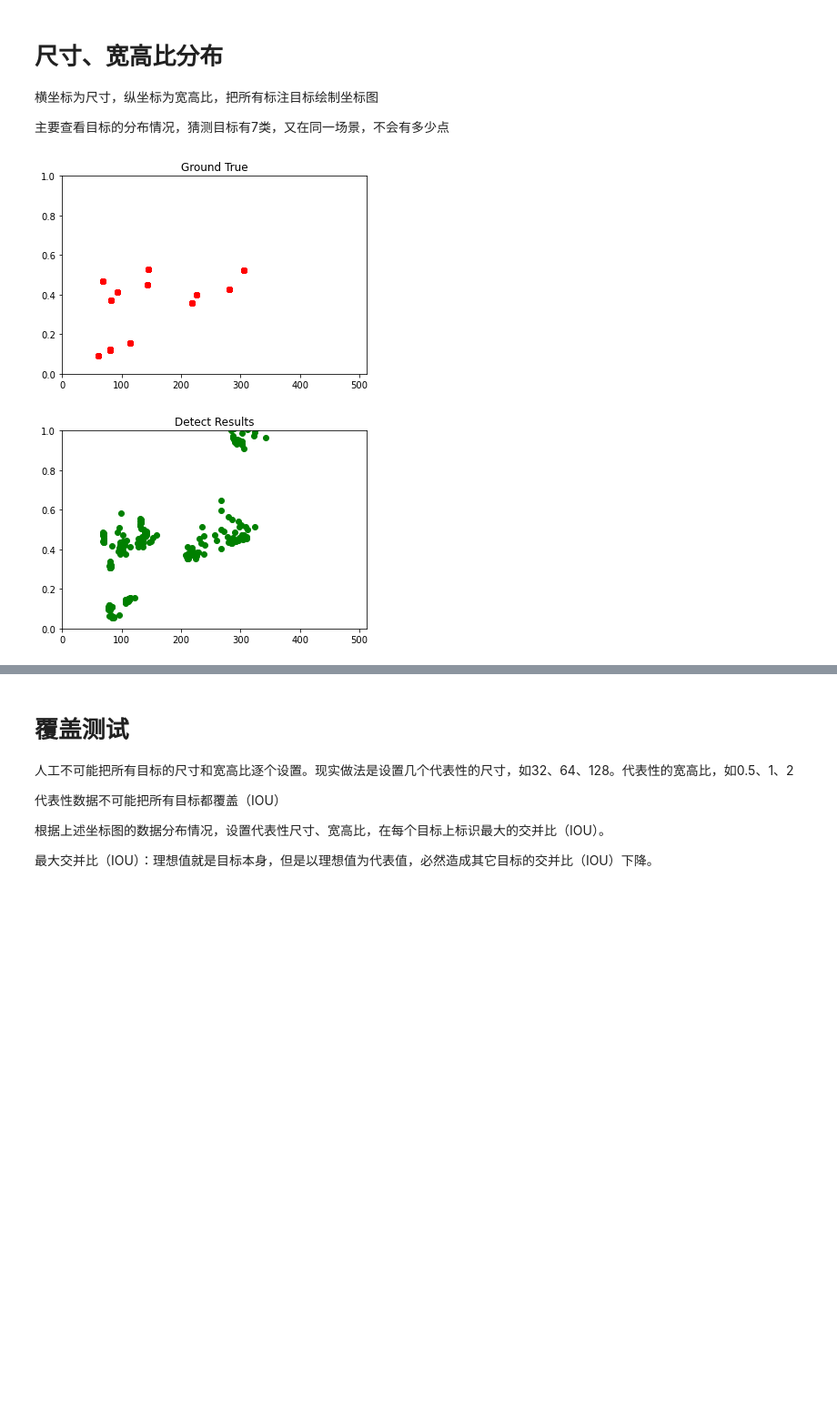
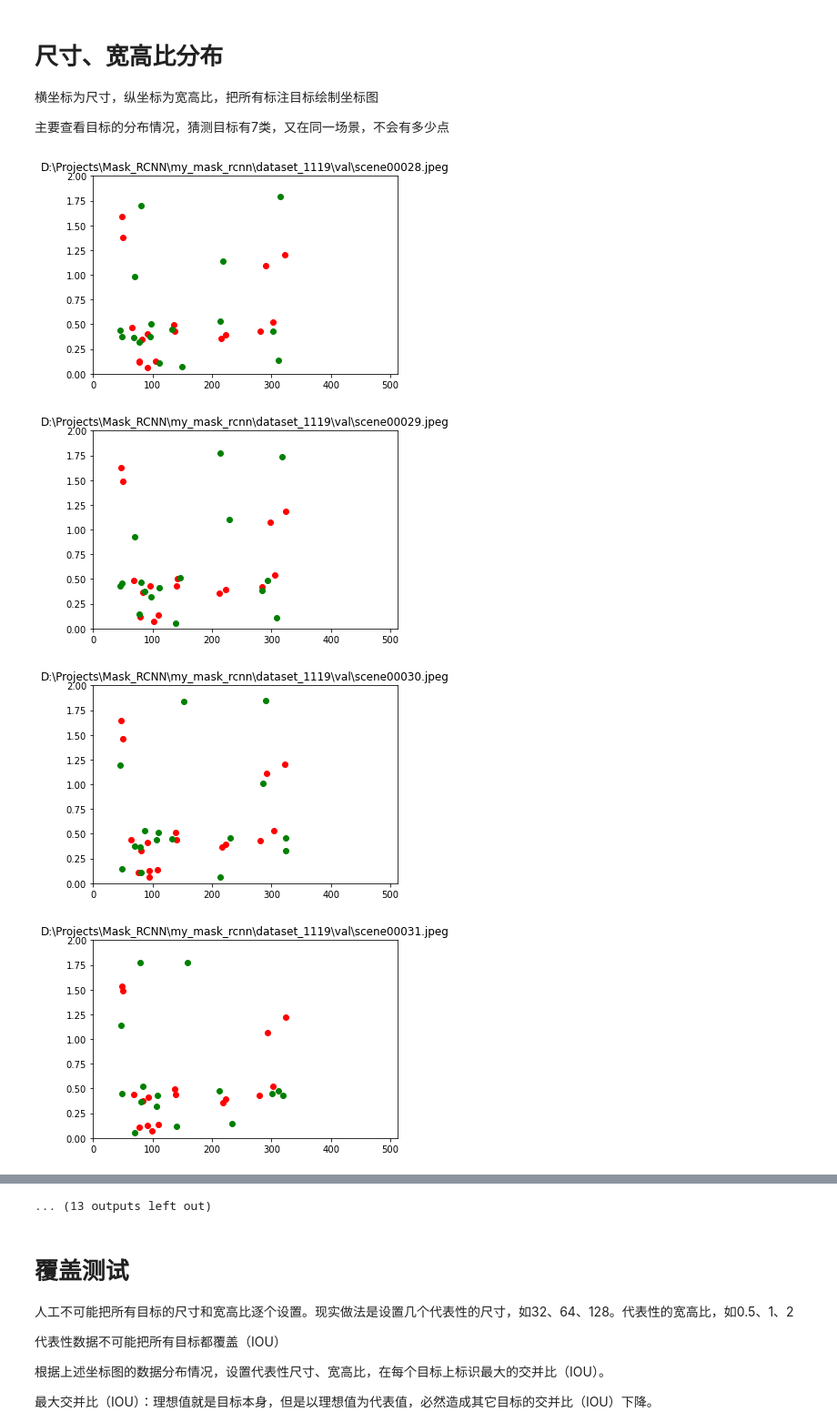
Before and after one commit to Dashark/Mask_RCNN, a Jupyter notebook: vgg_tools.ipynb, the cells around one changed output, grey strips where cells are left out. Shown at 91% size. Saved outputs shown, nothing was run; the diff lists cells and outputs as text; code cells hidden in the pictures; blank space fills up the shorter version.

```diff
--- a/vgg_tools.ipynb
+++ b/vgg_tools.ipynb
@@ -332,19 +343,31 @@ $$Size = \lceil \frac {width}{ \sqrt {wh\_ratio}} \rceil$$
 # %%
 import math
 # print(gt_targets)
-gt_wh_ratios = []
-gt_sizes = []
 for target in gt_targets:
-    for obj in target['objs']:
-        width = obj['bbox'][3] - obj['bbox'][1]
-        size = width / math.sqrt(obj['wh_ratio'])
-        gt_sizes.append(size)
-        gt_wh_ratios.append(obj['wh_ratio'])
-obj_wh_ratios = []
-obj_sizes = []
+    #gt_wh_ratios = []
+    #gt_sizes = []
+    target['obj_sizes'] = [obj['size'] for obj in target['objs']]
+    target['obj_wh_ratios'] = [obj['wh_ratio'] for obj in target['objs']]
+    #width = obj['bbox'][3] - obj['bbox'][1]
+    #size = width / math.sqrt(obj['wh_ratio'])
+    #gt_sizes.append(size)
+    #gt_wh_ratios.append(obj['wh_ratio'])
+    target['gt_wh_ratios'] = [gt['wh_ratio'] for gt in target['gts']]#gt_wh_ratios
+    target['gt_sizes'] = [gt['size'] for gt in target['gts']]#gt_wh_ratiosgt_sizes
+
+'''
 for target in detect_targets:
+    obj_wh_ratios = []
+    obj_sizes = []
     for obj in target['objs']:
         width = obj['bbox'][3] - obj['bbox'][1]
         size = width / math.sqrt(obj['wh_ratio'])
         obj_sizes.append(size)
         obj_wh_ratios.append(obj['wh_ratio'])
+    target['obj_wh_ratios'] = obj_wh_ratios
+    target['obj_sizes'] = obj_sizes
+
+for gt in gt_targets:
+    for det in detect_targets:
+        if gt['file'] == det['file']:
+'''
@@ -356,14 +381,14 @@ for target in detect_targets:
 主要查看目标的分布情况，猜测目标有7类，又在同一场景，不会有多少点
 # %%
 import matplotlib.pyplot as plt
-plt.title("Ground True")
-plt.plot(gt_sizes, gt_wh_ratios, 'ro')
-plt.axis([0, 512, 0, 1])
-plt.show()
-plt.title("Detect Results")
-plt.plot(obj_sizes, obj_wh_ratios, 'go')
-plt.axis([0, 512, 0, 1])
-plt.show()
+for target in gt_targets:
+    plt.title(target['file'])
+    plt.plot(target['gt_sizes'], target['gt_wh_ratios'], 'ro')
+    plt.plot(target['obj_sizes'], target['obj_wh_ratios'], 'go')
+    plt.axis([0, 512, 0, 2])
+    plt.show()
 # %% [output]
-[figure, old version]
+[figure, new version]
-[figure, old version]
+[figure, new version]
+[figure, added]
+[figure, added]
@@ -370,3 +403,4 @@ plt.show()
+... (13 outputs left out)
 # %% [markdown]
 # 覆盖测试
 
```
Also changed, not shown: parts of 4 cells of this notebook.
